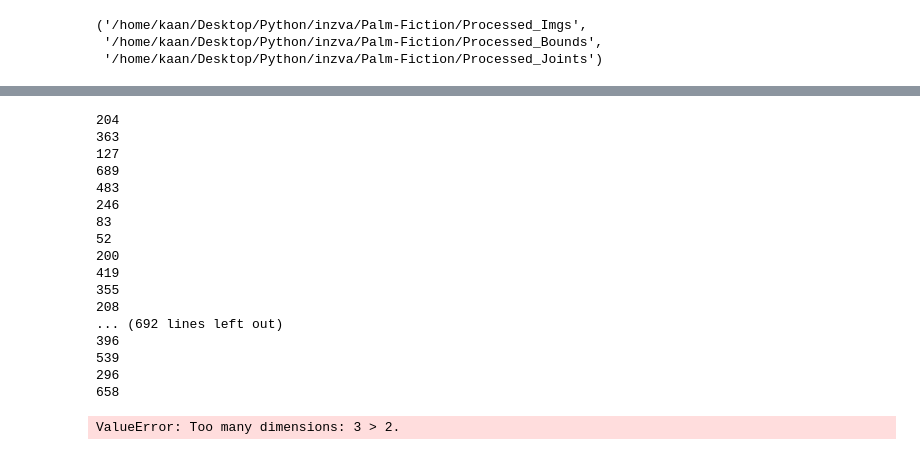
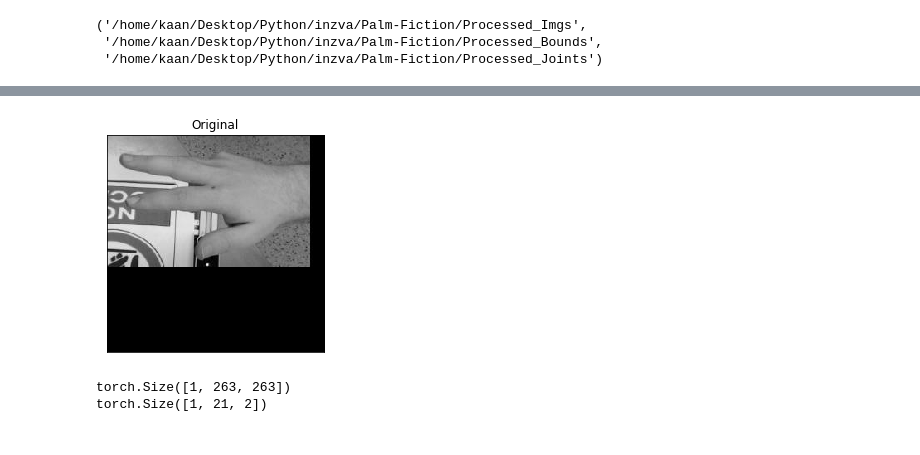
Before and after one commit to Mertkaann/Palm-Fiction, a Jupyter notebook: Palm-Fiction.ipynb, the cells around one changed output, grey strips where cells are left out. Drawn from its saved outputs; the diff is of its cells as text; code cells hidden in the pictures.

```diff
--- a/Palm-Fiction.ipynb
+++ b/Palm-Fiction.ipynb
@@ -139,37 +89,48 @@ import cv2
+# %%
+import cv2
+
+def display_one(a, title1="Original"):
+    plt.imshow(a, cmap="gray"), plt.title(title1)
+    plt.xticks([]), plt.yticks([])
+    plt.show()
 # %%
 class PalmFiction(torch.utils.data.Dataset):
-    def __init__(self,urls,transform=transformDefault,target_transform=None,** kwargs):
+    def __init__(self,urls,transform=transformDefault,target_transform=transformDefault,** kwargs):
         self.transform = transform
         self.target_transform = target_transform
         self.urls = urls
+
         #self.data contains all img urls
         self.data = []
         #self.targets contains all joints urls
         self.targets = []
+
         for url in self.urls:
-            print(url)
             img_path = os.path.join(dataset,url + ".jpg")
             target_path = os.path.join(joints_path,url + ".pkl")
             self.data.append(img_path)
             self.targets.append(target_path)
+
         width_height = pd.read_csv("width_height.txt")
         self.width = width_height['width'][0]
         self.height = width_height['height'][0]
+
     def __len__(self):
         return len(self.data)
+
     def __getitem__(self, index):
         img_path, target_path = self.data[index], self.targets[index]
 
-        img = plt.imread(img_path)
-        img = Image.fromarray(img, mode='L')
-        #img = cv2.imread(img_path, cv2.IMREAD_GRAYSCALE)
-        #imrsz = cv2.resize(img, (self.width, self.height))
+        img = cv2.imread(img_path, cv2.IMREAD_GRAYSCALE)
+        img = Image.fromarray(np.uint8(img / np.amax(img) * 255))
+        target = pd.read_pickle(target_path)
+        #print(type(target),target)
+        #ntarget = np.empty(2,dtype=float)
+        target= target[['x','y']].values.reshape(-1,2)
+        #print(type(target),target)
+        #target = np.array([ntarget])
+        #target = target.astype('float').reshape(-1,2)
 
-        plt.imshow(img)
-        plt.show()
-        target = pd.read_pickle(target_url)
-        print("##"*10)
-        print(target)
         if self.transform is not None:
             img = self.transform(img)
 
@@ -177,29 +138,19 @@ class PalmFiction(torch.utils.data.Dataset):
             target = self.target_transform(target)
 
         return img, target
-# %%
-train,test = train_test_split()
-a = PalmFiction(train)
-b = PalmFiction(test)
-# %% [output]
-204
-363
-127
-689
-483
-246
-83
-52
-200
-419
-355
-208
-... (692 lines left out)
-396
-539
-296
-658
-# %%
-x = a[2]
-# %% [output]
-ValueError: Too many dimensions: 3 > 2.
+# %%
+train_url,test_url = train_test_split()
+train = PalmFiction(train_url)
+test = PalmFiction(test_url)
+
+trainset = torch.utils.data.DataLoader(train, batch_size=100, shuffle=True)
+testset = torch.utils.data.DataLoader(test, batch_size=100, shuffle=True)
+# %%
+images, labels = next(iter(trainset))
+display_one(torch.squeeze(images[10]))
+print(images[0].shape)
+print(labels[0].shape)
+# %% [output]
+[figure, added]
+torch.Size([1, 263, 263])
+torch.Size([1, 21, 2])
```
Also changed, not shown: parts of 10 cells of this notebook.
